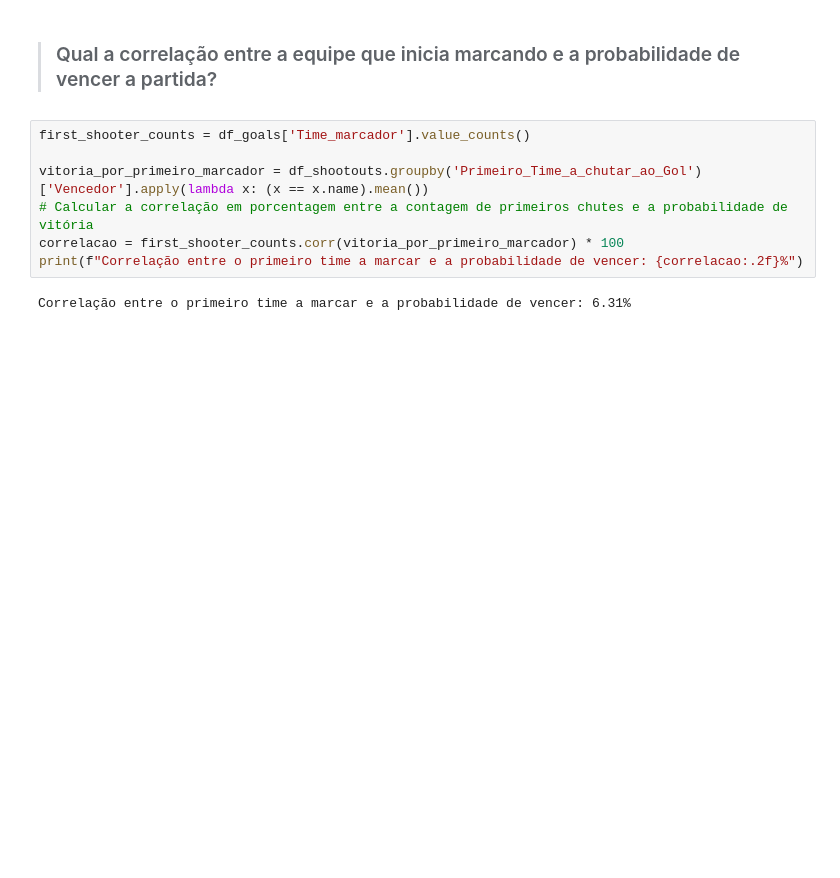
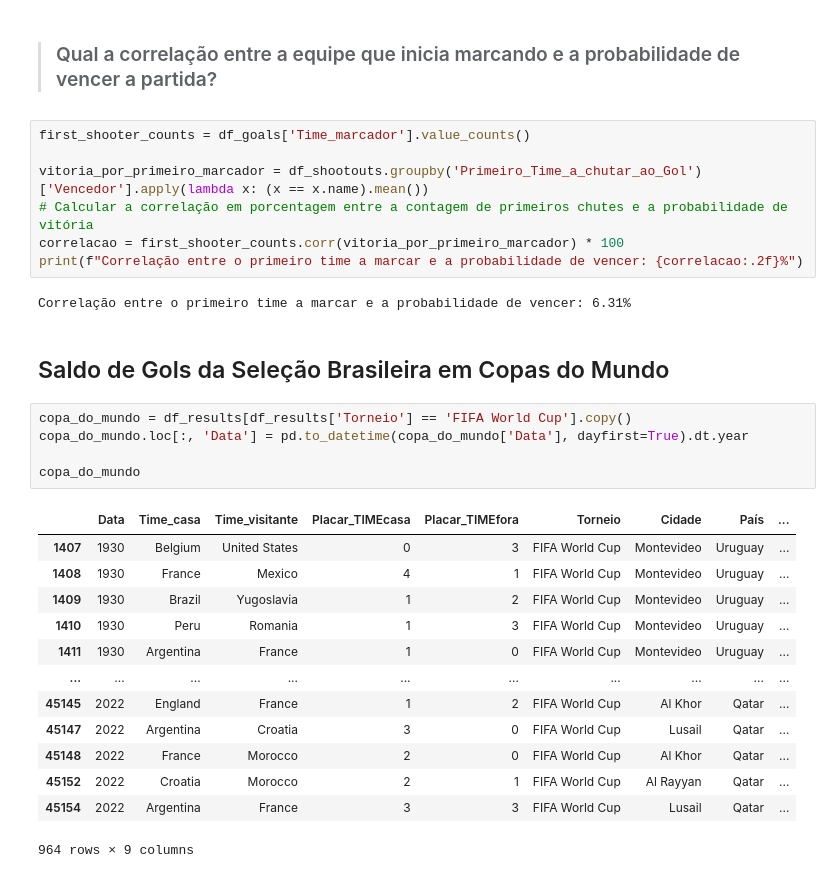
Before and after one commit to ErikHenning927/project_modulo3, a Jupyter notebook: main.ipynb, the cells around one changed output. Saved outputs shown, nothing was run; the diff lists cells and outputs as text; blank space fills up the shorter version.

```diff
--- a/main.ipynb
+++ b/main.ipynb
@@ -300,3 +304,24 @@ correlacao = first_shooter_counts.corr(vitoria_por_primeiro_marcador) * 100
 print(f"Correlação entre o primeiro time a marcar e a probabilidade de vencer: {correlacao:.2f}%")
 # %% [output]
 Correlação entre o primeiro time a marcar e a probabilidade de vencer: 6.31%
+# %% [markdown]
+## Saldo de Gols da Seleção Brasileira em Copas do Mundo
+# %%
+copa_do_mundo = df_results[df_results['Torneio'] == 'FIFA World Cup'].copy()
+copa_do_mundo.loc[:, 'Data'] = pd.to_datetime(copa_do_mundo['Data'], dayfirst=True).dt.year
+
+copa_do_mundo
+# %% [output]
+|  | Data | Time_casa | Time_visitante | Placar_TIMEcasa | Placar_TIMEfora | Torneio | Cidade | País | ... |
+| 1407 | 1930 | Belgium | United States | 0 | 3 | FIFA World Cup | Montevideo | Uruguay | ... |
+| 1408 | 1930 | France | Mexico | 4 | 1 | FIFA World Cup | Montevideo | Uruguay | ... |
+| 1409 | 1930 | Brazil | Yugoslavia | 1 | 2 | FIFA World Cup | Montevideo | Uruguay | ... |
+| 1410 | 1930 | Peru | Romania | 1 | 3 | FIFA World Cup | Montevideo | Uruguay | ... |
+| 1411 | 1930 | Argentina | France | 1 | 0 | FIFA World Cup | Montevideo | Uruguay | ... |
+| ... | ... | ... | ... | ... | ... | ... | ... | ... | ... |
+| 45145 | 2022 | England | France | 1 | 2 | FIFA World Cup | Al Khor | Qatar | ... |
+| 45147 | 2022 | Argentina | Croatia | 3 | 0 | FIFA World Cup | Lusail | Qatar | ... |
+| 45148 | 2022 | France | Morocco | 2 | 0 | FIFA World Cup | Al Khor | Qatar | ... |
+| 45152 | 2022 | Croatia | Morocco | 2 | 1 | FIFA World Cup | Al Rayyan | Qatar | ... |
+| 45154 | 2022 | Argentina | France | 3 | 3 | FIFA World Cup | Lusail | Qatar | ... |
+964 rows × 9 columns
```
Also changed, not shown: parts of 19 cells of this notebook.
